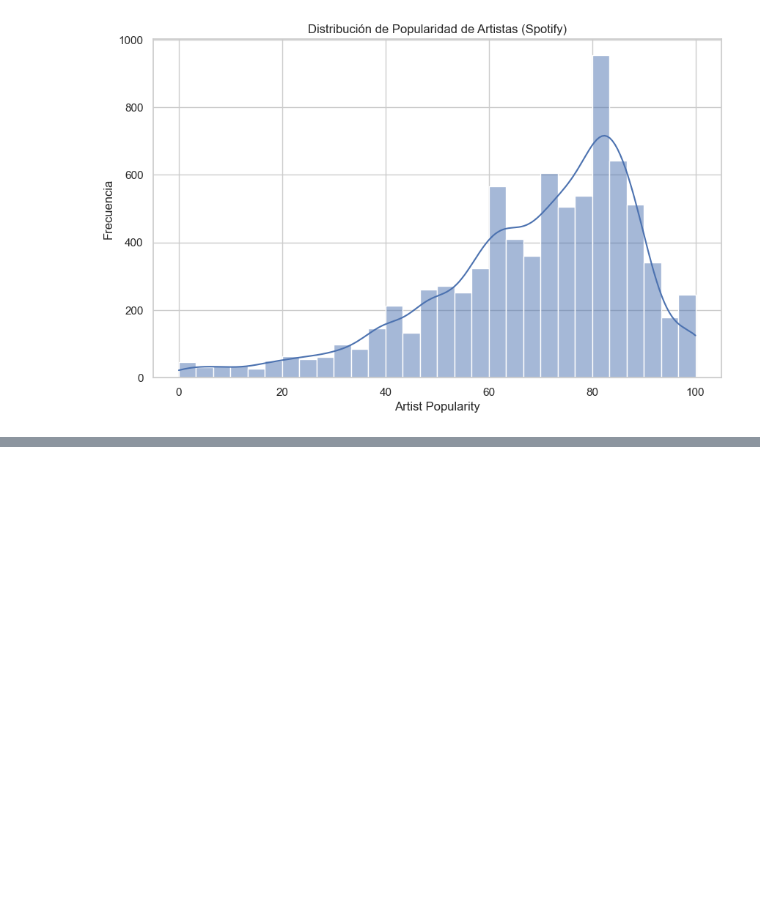
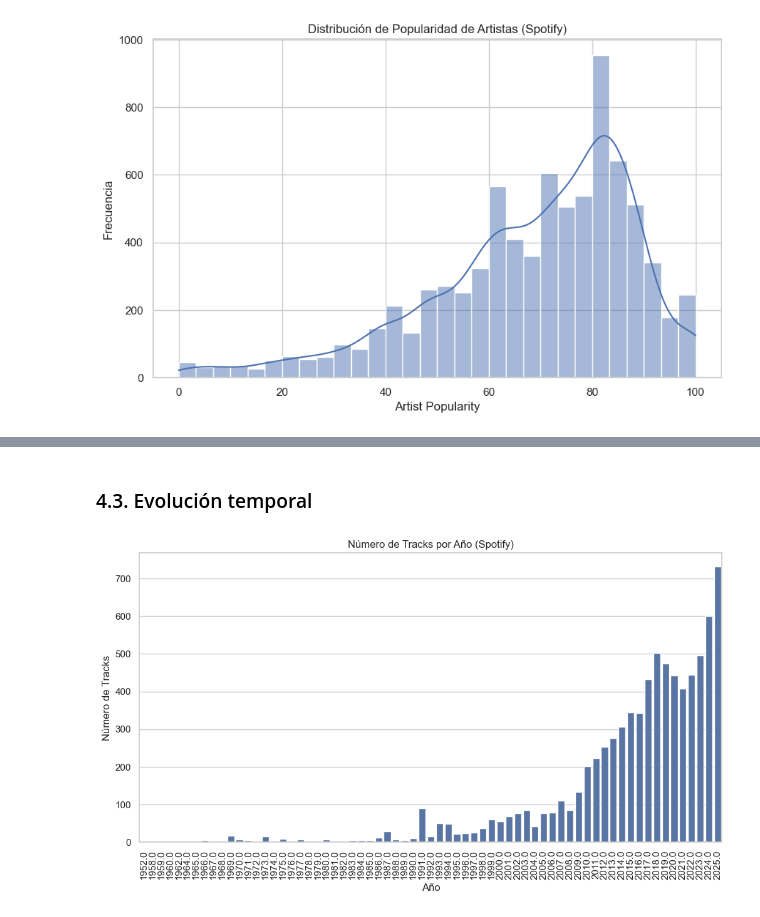
Before and after one commit to othats/SpotifyAnalytics2025, a Jupyter notebook: spotify.ipynb, the cells around one changed output, grey strips where cells are left out. Cells and saved outputs as stored; diff of their text form; code cells hidden in the pictures; blank space fills up the shorter version.

```diff
--- a/spotify.ipynb
+++ b/spotify.ipynb
@@ -307,0 +338,14 @@ Top 10 Artists (Spotify):
+# %% [markdown]
+### 4.3. Evolución temporal
+# %%
+# Número de tracks por año
+tracks_per_year = df_spotify.groupby('release_year')['track_id'].count().reset_index().rename(columns={'track_id':'num_tracks'})
+plt.figure(figsize=(12,6))
+sns.barplot(data=tracks_per_year, x='release_year', y='num_tracks')
+plt.title('Número de Tracks por Año (Spotify)')
+plt.xlabel('Año')
+plt.ylabel('Número de Tracks')
+plt.xticks(rotation=90)
+plt.show()
+# %% [output]
+[figure, added]
```
Also changed, not shown: parts of 15 cells of this notebook.
